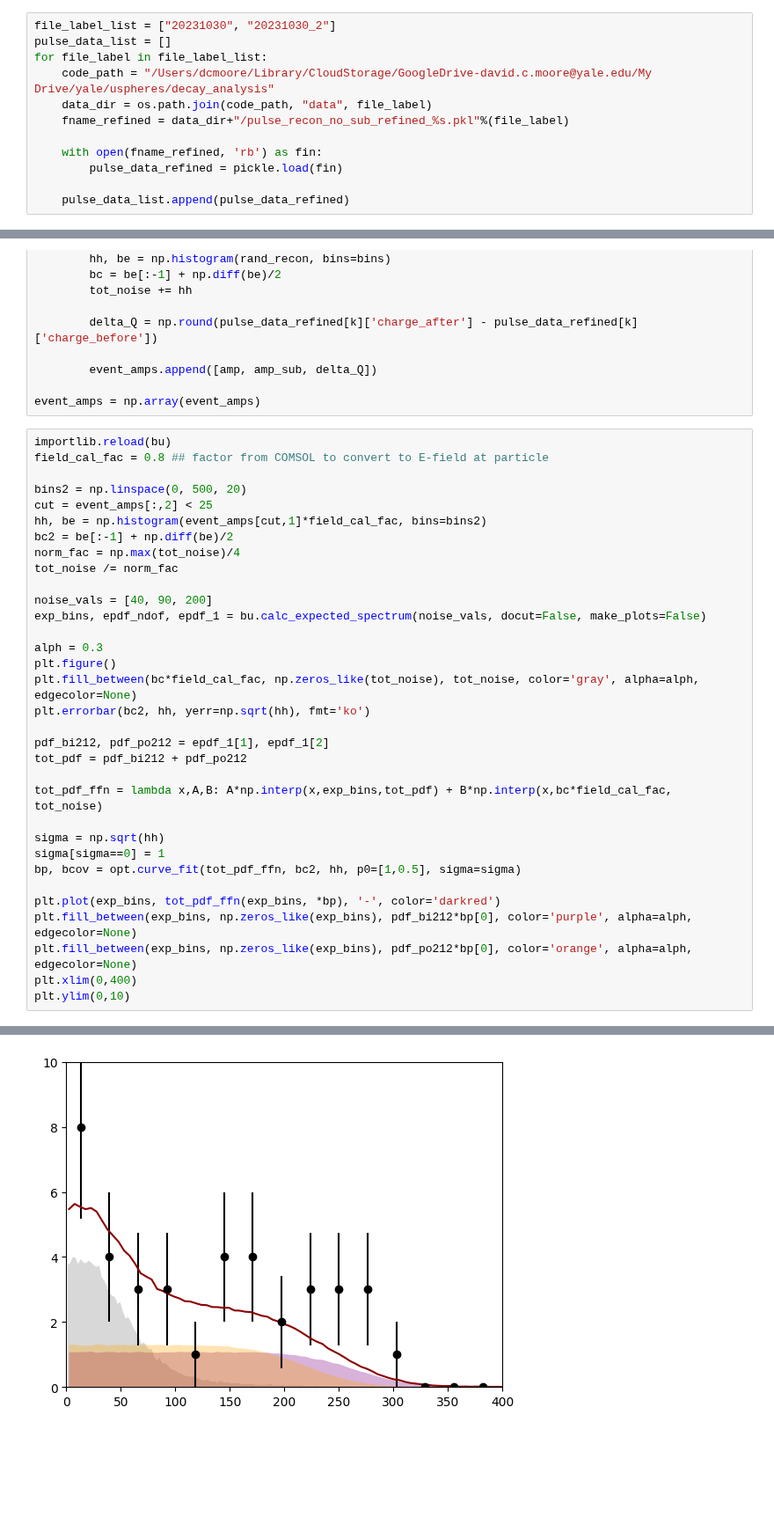
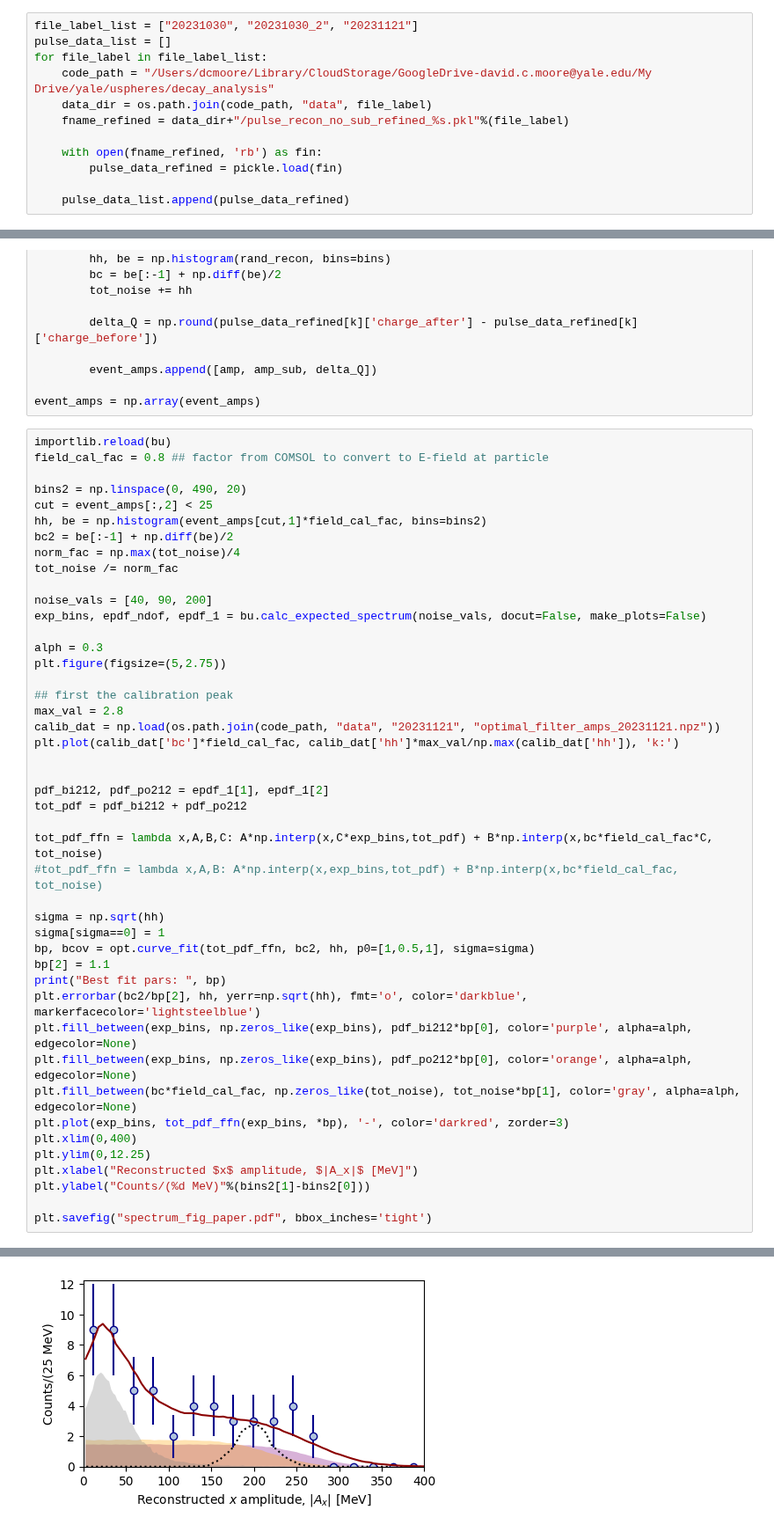
Before and after one commit to Moore-Lab/decay_analysis, a Jupyter notebook: paper_figures.ipynb, the cells around one changed output, grey strips where cells are left out. Shown at 88% size. Drawn from its saved outputs; the diff is of its cells as text; blank space fills up the shorter version.

Commit message:
updated plot of spectrum

```diff
--- a/paper_figures.ipynb
+++ b/paper_figures.ipynb
@@ -547,7 +547,7 @@ plt.savefig("pulse_fig_paper_2col.pdf", bbox_inches='tight', dpi=300)
 [figure]
 [figure]
 # %%
-file_label_list = ["20231030", "20231030_2"]
+file_label_list = ["20231030", "20231030_2", "20231121"]
 pulse_data_list = []
 for file_label in file_label_list:
     code_path = "/Users/dcmoore/Library/CloudStorage/GoogleDrive-david.c.moore@yale.edu/My Drive/yale/uspheres/decay_analysis"
@@ -590,7 +590,7 @@ event_amps = np.array(event_amps)
 importlib.reload(bu)
 field_cal_fac = 0.8 ## factor from COMSOL to convert to E-field at particle
 
-bins2 = np.linspace(0, 500, 20)
+bins2 = np.linspace(0, 490, 20)
 cut = event_amps[:,2] < 25
 hh, be = np.histogram(event_amps[cut,1]*field_cal_fac, bins=bins2)
 bc2 = be[:-1] + np.diff(be)/2
@@ -601,22 +601,34 @@ noise_vals = [40, 90, 200]
 exp_bins, epdf_ndof, epdf_1 = bu.calc_expected_spectrum(noise_vals, docut=False, make_plots=False)
 
 alph = 0.3
-plt.figure()
-plt.fill_between(bc*field_cal_fac, np.zeros_like(tot_noise), tot_noise, color='gray', alpha=alph, edgecolor=None)
-plt.errorbar(bc2, hh, yerr=np.sqrt(hh), fmt='ko')
+plt.figure(figsize=(5,2.75))
+
+## first the calibration peak
+max_val = 2.8
+calib_dat = np.load(os.path.join(code_path, "data", "20231121", "optimal_filter_amps_20231121.npz"))
+plt.plot(calib_dat['bc']*field_cal_fac, calib_dat['hh']*max_val/np.max(calib_dat['hh']), 'k:')
+
 
 pdf_bi212, pdf_po212 = epdf_1[1], epdf_1[2]
 tot_pdf = pdf_bi212 + pdf_po212
 
-tot_pdf_ffn = lambda x,A,B: A*np.interp(x,exp_bins,tot_pdf) + B*np.interp(x,bc*field_cal_fac, tot_noise)
+tot_pdf_ffn = lambda x,A,B,C: A*np.interp(x,C*exp_bins,tot_pdf) + B*np.interp(x,bc*field_cal_fac*C, tot_noise)
+#tot_pdf_ffn = lambda x,A,B: A*np.interp(x,exp_bins,tot_pdf) + B*np.interp(x,bc*field_cal_fac, tot_noise)
 
 sigma = np.sqrt(hh)
 sigma[sigma==0] = 1
-bp, bcov = opt.curve_fit(tot_pdf_ffn, bc2, hh, p0=[1,0.5], sigma=sigma)
-
-plt.plot(exp_bins, tot_pdf_ffn(exp_bins, *bp), '-', color='darkred')
+bp, bcov = opt.curve_fit(tot_pdf_ffn, bc2, hh, p0=[1,0.5,1], sigma=sigma)
+bp[2] = 1.1
+print("Best fit pars: ", bp)
+plt.errorbar(bc2/bp[2], hh, yerr=np.sqrt(hh), fmt='o', color='darkblue', markerfacecolor='lightsteelblue')
 plt.fill_between(exp_bins, np.zeros_like(exp_bins), pdf_bi212*bp[0], color='purple', alpha=alph, edgecolor=None)
 plt.fill_between(exp_bins, np.zeros_like(exp_bins), pdf_po212*bp[0], color='orange', alpha=alph, edgecolor=None)
+plt.fill_between(bc*field_cal_fac, np.zeros_like(tot_noise), tot_noise*bp[1], color='gray', alpha=alph, edgecolor=None)
+plt.plot(exp_bins, tot_pdf_ffn(exp_bins, *bp), '-', color='darkred', zorder=3)
 plt.xlim(0,400)
-plt.ylim(0,10)
+plt.ylim(0,12.25)
+plt.xlabel("Reconstructed $x$ amplitude, $|A_x|$ [MeV]")
+plt.ylabel("Counts/(%d MeV)"%(bins2[1]-bins2[0]))
+
+plt.savefig("spectrum_fig_paper.pdf", bbox_inches='tight')
 # %% [output]
@@ -624 +636 @@ plt.ylim(0,10)
-[figure, old version]
+[figure, new version]
```
Also changed, not shown: parts of 2 cells of this notebook, 4 other files.
